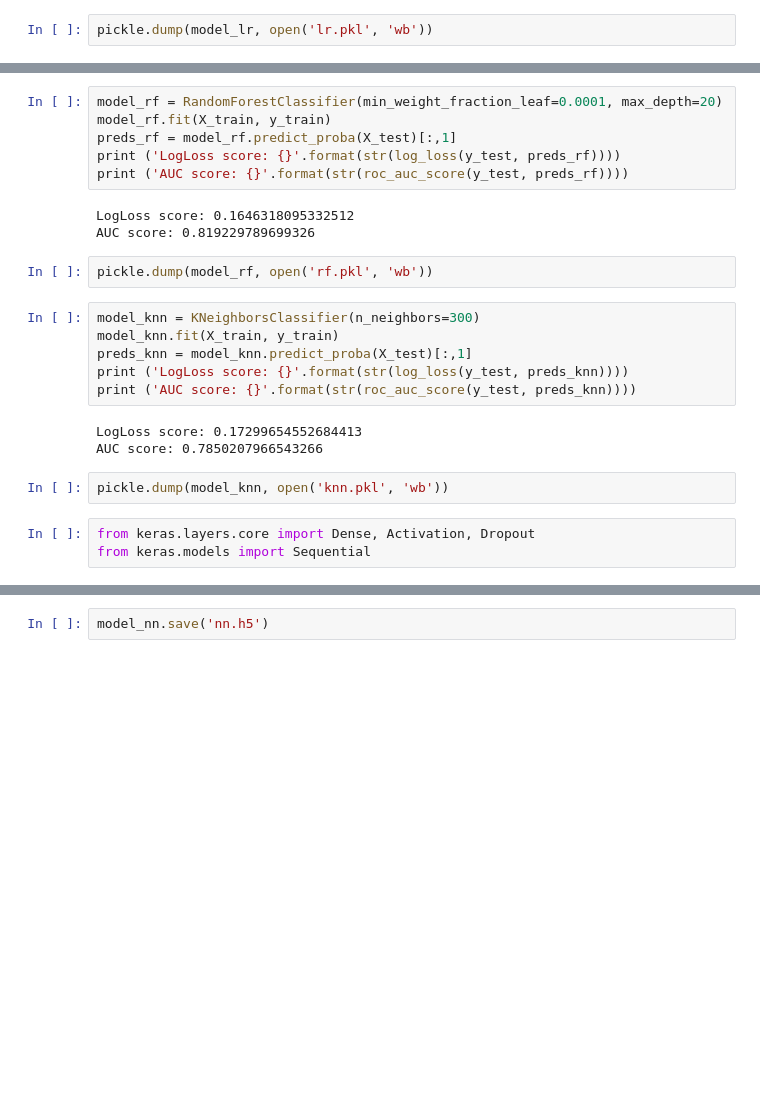
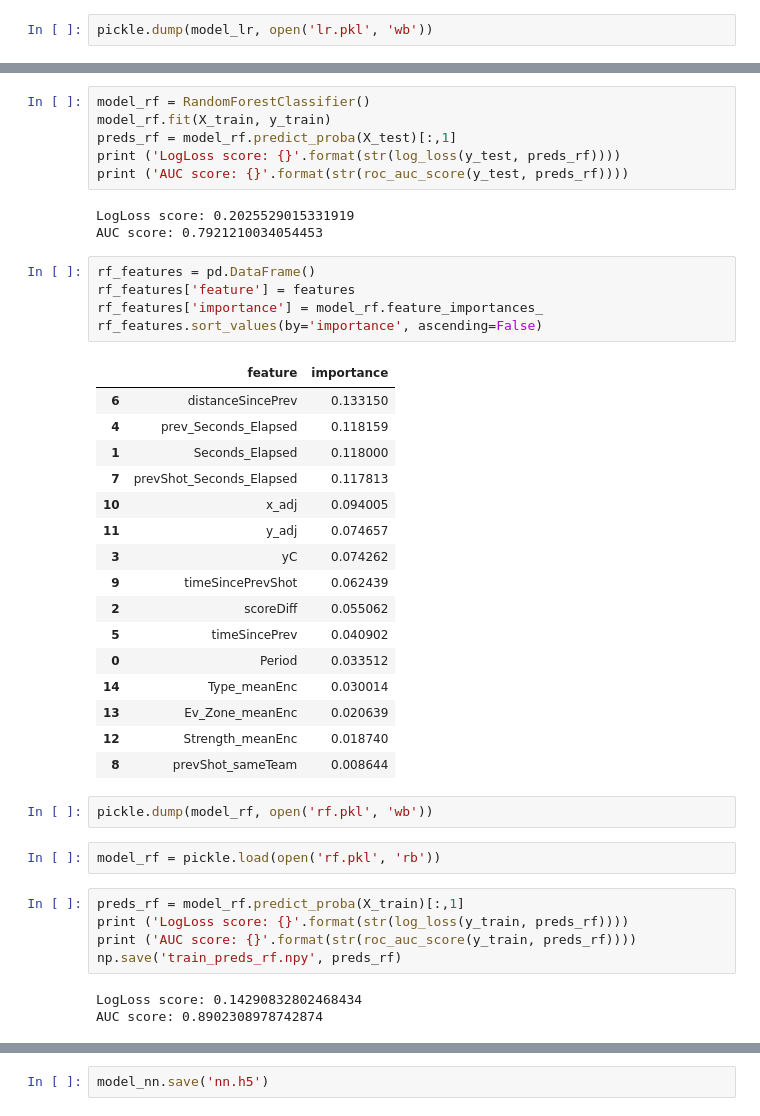
Before and after one commit to ceb263/nhl, a Jupyter notebook: xG.ipynb, the cells around one changed output, grey strips where cells are left out. Saved outputs shown, nothing was run; the diff lists cells and outputs as text; blank space fills up the shorter version.

```diff
--- a/xG.ipynb
+++ b/xG.ipynb
@@ -288,28 +353,46 @@ pickle.dump(model_lr, open('lr.pkl', 'wb'))
 # %%
-model_rf = RandomForestClassifier(min_weight_fraction_leaf=0.0001, max_depth=20)
+model_rf = RandomForestClassifier()
 model_rf.fit(X_train, y_train)
 preds_rf = model_rf.predict_proba(X_test)[:,1]
 print ('LogLoss score: {}'.format(str(log_loss(y_test, preds_rf))))
 print ('AUC score: {}'.format(str(roc_auc_score(y_test, preds_rf))))
 # %% [output]
-LogLoss score: 0.1646318095332512
-AUC score: 0.819229789699326
+LogLoss score: 0.2025529015331919
+AUC score: 0.7921210034054453
+# %%
+rf_features = pd.DataFrame()
+rf_features['feature'] = features
+rf_features['importance'] = model_rf.feature_importances_
+rf_features.sort_values(by='importance', ascending=False)
+# %% [output]
+|  | feature | importance |
+| 6 | distanceSincePrev | 0.133150 |
+| 4 | prev_Seconds_Elapsed | 0.118159 |
+| 1 | Seconds_Elapsed | 0.118000 |
+| 7 | prevShot_Seconds_Elapsed | 0.117813 |
+| 10 | x_adj | 0.094005 |
+| 11 | y_adj | 0.074657 |
+| 3 | yC | 0.074262 |
+| 9 | timeSincePrevShot | 0.062439 |
+| 2 | scoreDiff | 0.055062 |
+| 5 | timeSincePrev | 0.040902 |
+| 0 | Period | 0.033512 |
+| 14 | Type_meanEnc | 0.030014 |
+| 13 | Ev_Zone_meanEnc | 0.020639 |
+| 12 | Strength_meanEnc | 0.018740 |
+| 8 | prevShot_sameTeam | 0.008644 |
 # %%
 pickle.dump(model_rf, open('rf.pkl', 'wb'))
+# %%
+model_rf = pickle.load(open('rf.pkl', 'rb'))
 # %%
-model_knn = KNeighborsClassifier(n_neighbors=300)
-model_knn.fit(X_train, y_train)
-preds_knn = model_knn.predict_proba(X_test)[:,1]
-print ('LogLoss score: {}'.format(str(log_loss(y_test, preds_knn))))
-print ('AUC score: {}'.format(str(roc_auc_score(y_test, preds_knn))))
+preds_rf = model_rf.predict_proba(X_train)[:,1]
+print ('LogLoss score: {}'.format(str(log_loss(y_train, preds_rf))))
+print ('AUC score: {}'.format(str(roc_auc_score(y_train, preds_rf))))
+np.save('train_preds_rf.npy', preds_rf)
 # %% [output]
-LogLoss score: 0.17299654552684413
-AUC score: 0.7850207966543266
+LogLoss score: 0.14290832802468434
+AUC score: 0.8902308978742874
-# %%
-pickle.dump(model_knn, open('knn.pkl', 'wb'))
-# %%
-from keras.layers.core import Dense, Activation, Dropout
-from keras.models import Sequential
 # %%
 def create_model_nn(input_dim):
     model = Sequential()
```
Also changed, not shown: parts of 35 cells of this notebook.
